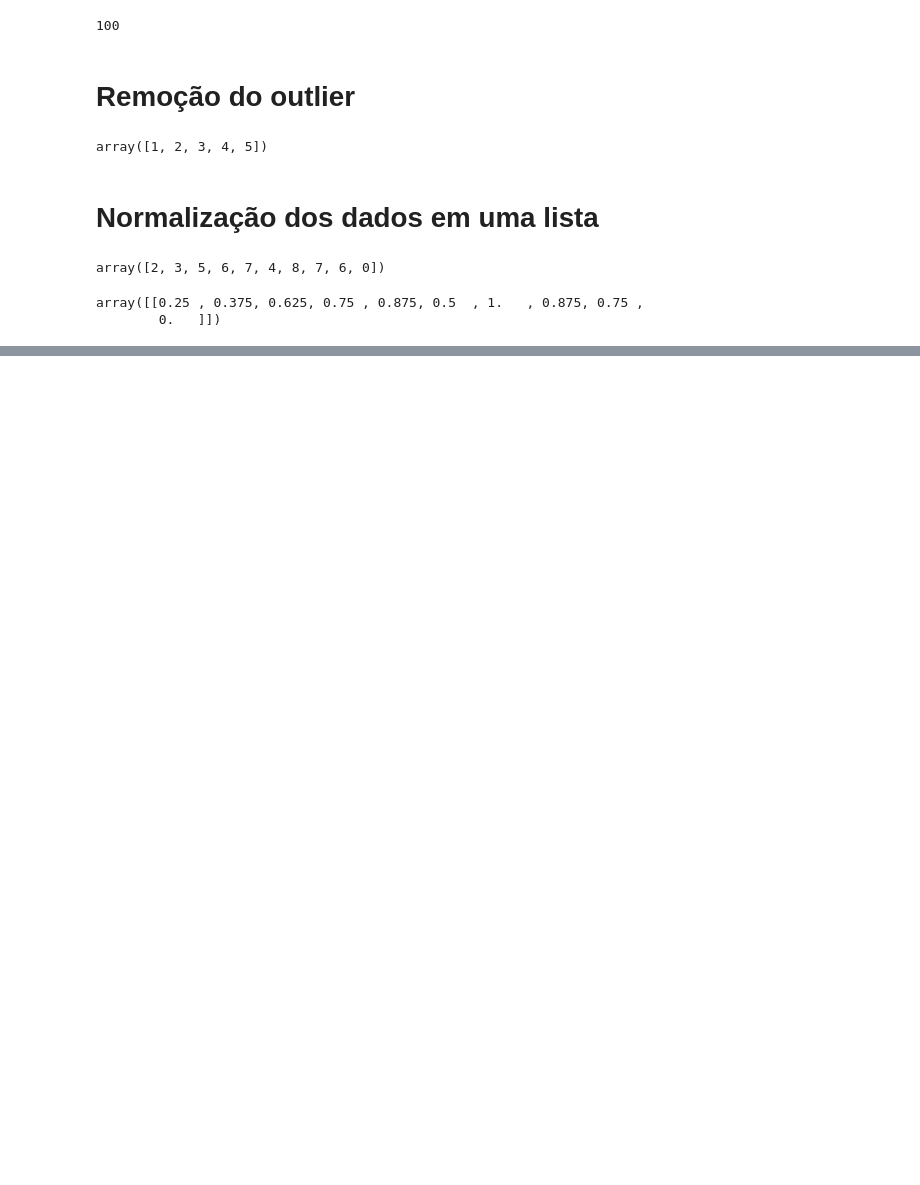
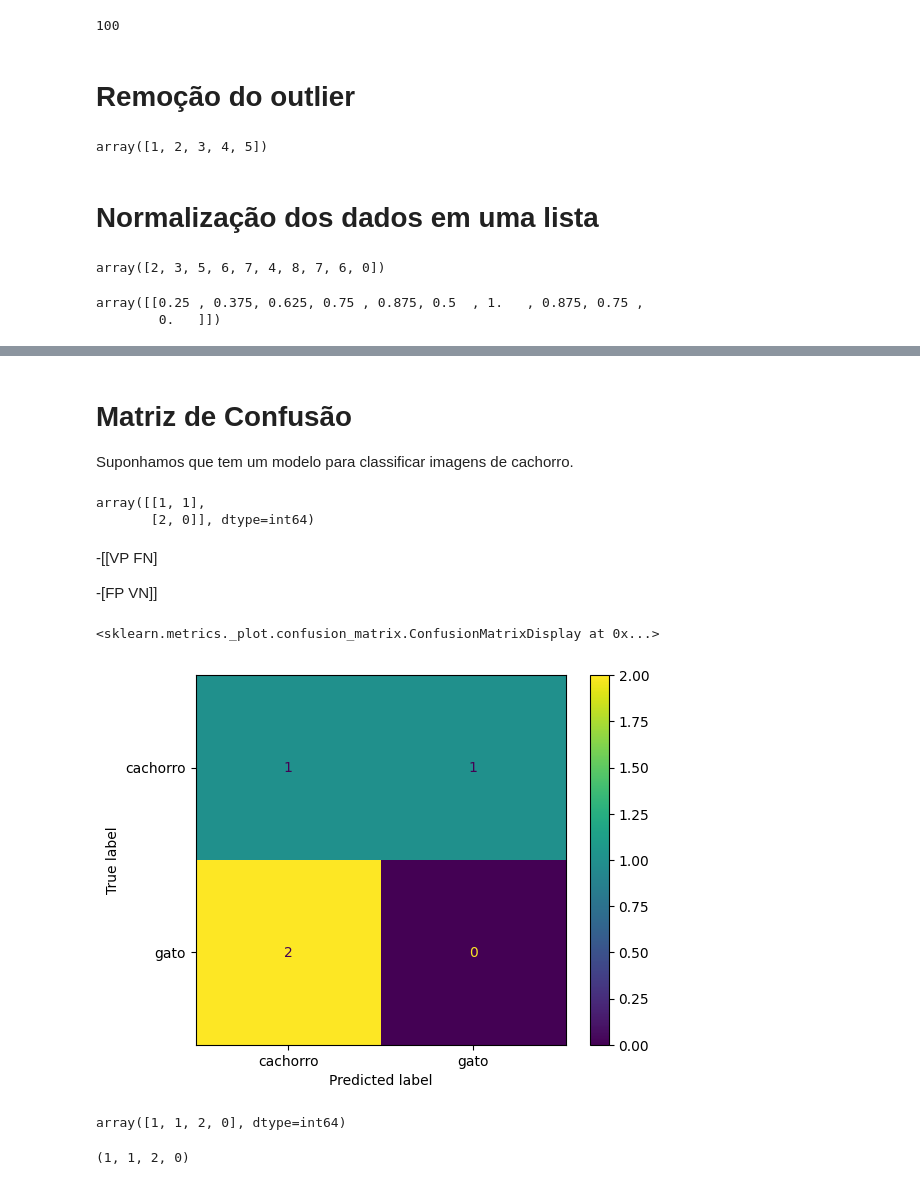
Before and after one commit to antonioogom/FIAP-POS-MLET, a Jupyter notebook: FASE 3/preparar-dados.ipynb, the cells around one changed output, grey strips where cells are left out. Cells and saved outputs as stored; diff of their text form; code cells hidden in the pictures; blank space fills up the shorter version.

```diff
--- a/FASE 3/preparar-dados.ipynb
+++ b/FASE 3/preparar-dados.ipynb
@@ -172,0 +334,4 @@ array([[0.25 , 0.375, 0.625, 0.75 , 0.875, 0.5  , 1.   , 0.875, 0.75 ,
+# %% [markdown]
+# Matriz de Confusão
+
+Suponhamos que tem um modelo para classificar imagens de cachorro.
@@ -172,0 +340,31 @@ array([[0.25 , 0.375, 0.625, 0.75 , 0.875, 0.5  , 1.   , 0.875, 0.75 ,
+# %%
+y_real_animals = ['cachorro', 'gato', 'cachorro', 'gato']
+y_pred_animals = ['gato', 'cachorro', 'cachorro', 'cachorro']
+# %%
+confusion_matrix(y_real_animals, y_pred_animals)
+# %% [output]
+array([[1, 1],
+       [2, 0]], dtype=int64)
+# %% [markdown]
+-[[VP FN]
+
+-[FP VN]]
+# %%
+from sklearn.metrics import confusion_matrix, ConfusionMatrixDisplay
+
+cm = confusion_matrix(y_real_animals, y_pred_animals, labels=['cachorro', 'gato'])
+disp = ConfusionMatrixDisplay(confusion_matrix=cm, display_labels=['cachorro', 'gato'])
+disp.plot()
+# %% [output]
+<sklearn.metrics._plot.confusion_matrix.ConfusionMatrixDisplay at 0x...>
+[figure, added]
+# %%
+cm = confusion_matrix(y_real_animals, y_pred_animals, labels=['cachorro', 'gato']).ravel()
+cm
+# %% [output]
+array([1, 1, 2, 0], dtype=int64)
+# %%
+tp, fn, fp, tn = confusion_matrix(y_real_animals, y_pred_animals, labels=['cachorro', 'gato']).ravel()
+tp, fn, fp, tn
+# %% [output]
+(1, 1, 2, 0)
```
Also changed, not shown: parts of 34 cells of this notebook, 5 other files.
